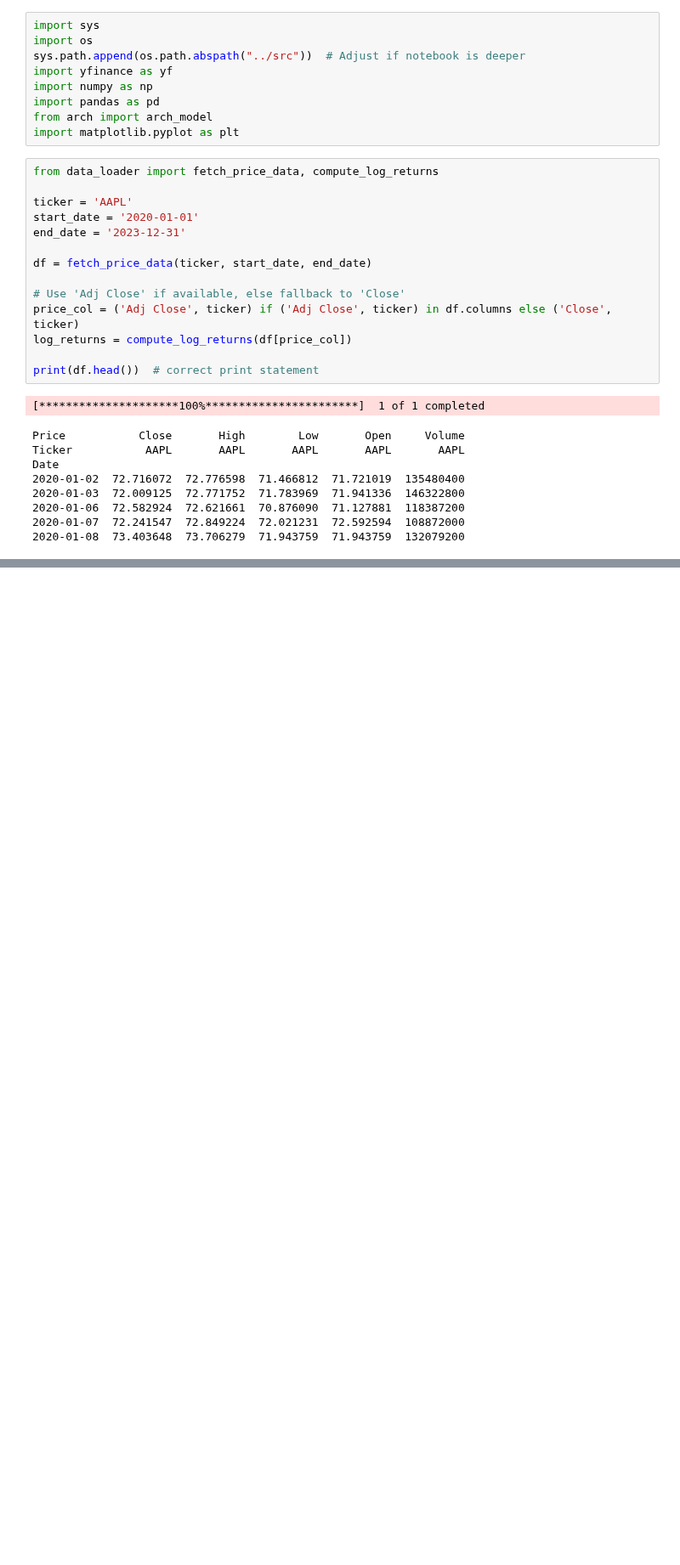
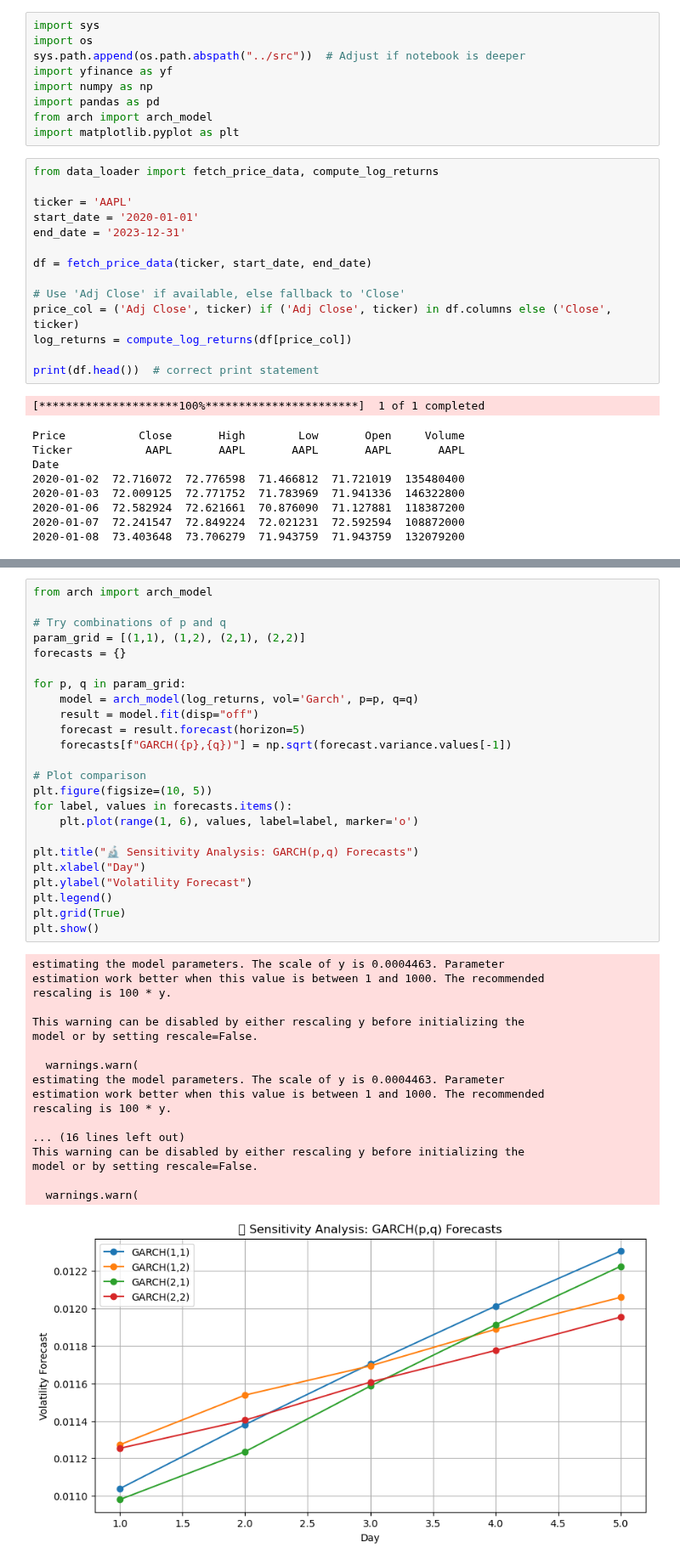
Before and after one commit to vanshdiora21/projects, a Jupyter notebook: volatility_forecasting_model/notebooks/volatility_forecast.ipynb, the cells around one changed output, grey strips where cells are left out. Shown at 85% size. Saved outputs shown, nothing was run; the diff lists cells and outputs as text; blank space fills up the shorter version.

```diff
--- a/volatility_forecasting_model/notebooks/volatility_forecast.ipynb
+++ b/volatility_forecasting_model/notebooks/volatility_forecast.ipynb
@@ -115,0 +116,43 @@ plt.show()
+# %%
+from arch import arch_model
+
+# Try combinations of p and q
+param_grid = [(1,1), (1,2), (2,1), (2,2)]
+forecasts = {}
+
+for p, q in param_grid:
+    model = arch_model(log_returns, vol='Garch', p=p, q=q)
+    result = model.fit(disp="off")
+    forecast = result.forecast(horizon=5)
+    forecasts[f"GARCH({p},{q})"] = np.sqrt(forecast.variance.values[-1])
+
+# Plot comparison
+plt.figure(figsize=(10, 5))
+for label, values in forecasts.items():
+    plt.plot(range(1, 6), values, label=label, marker='o')
+
+plt.title("🔬 Sensitivity Analysis: GARCH(p,q) Forecasts")
+plt.xlabel("Day")
+plt.ylabel("Volatility Forecast")
+plt.legend()
+plt.grid(True)
+plt.show()
+# %% [output]
+estimating the model parameters. The scale of y is 0.0004463. Parameter
+estimation work better when this value is between 1 and 1000. The recommended
+rescaling is 100 * y.
+
+This warning can be disabled by either rescaling y before initializing the
+model or by setting rescale=False.
+
+  warnings.warn(
+estimating the model parameters. The scale of y is 0.0004463. Parameter
+estimation work better when this value is between 1 and 1000. The recommended
+rescaling is 100 * y.
+
+... (16 lines left out)
+This warning can be disabled by either rescaling y before initializing the
+model or by setting rescale=False.
+
+  warnings.warn(
+[figure, added]
```
Also changed, not shown: parts of 6 cells of this notebook, 4 other files.
